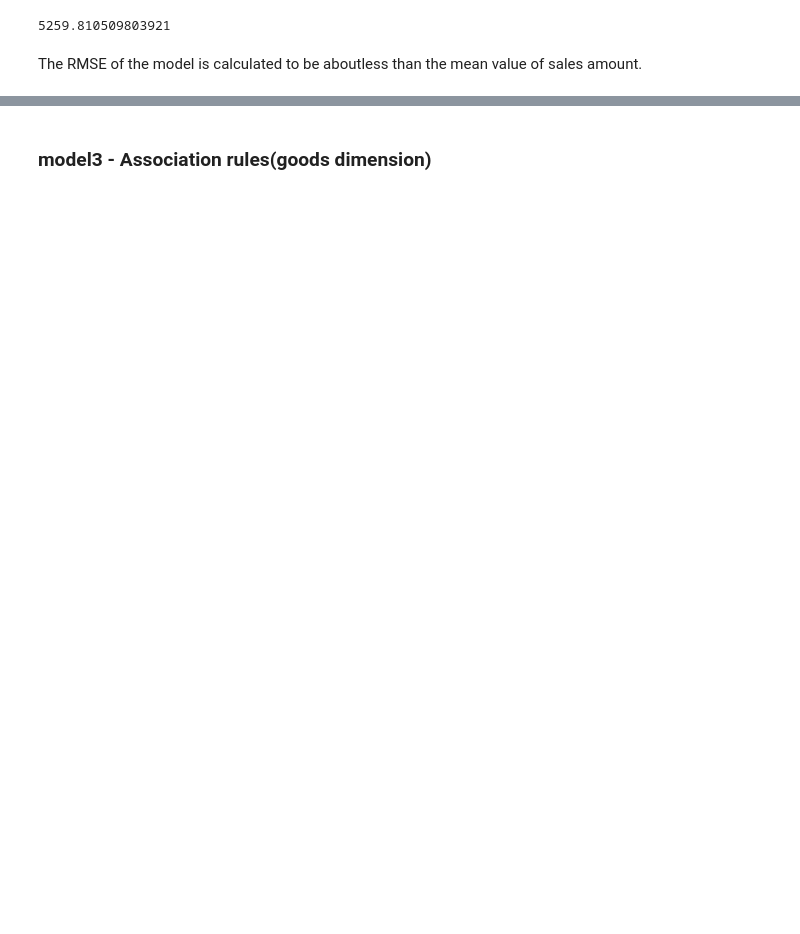
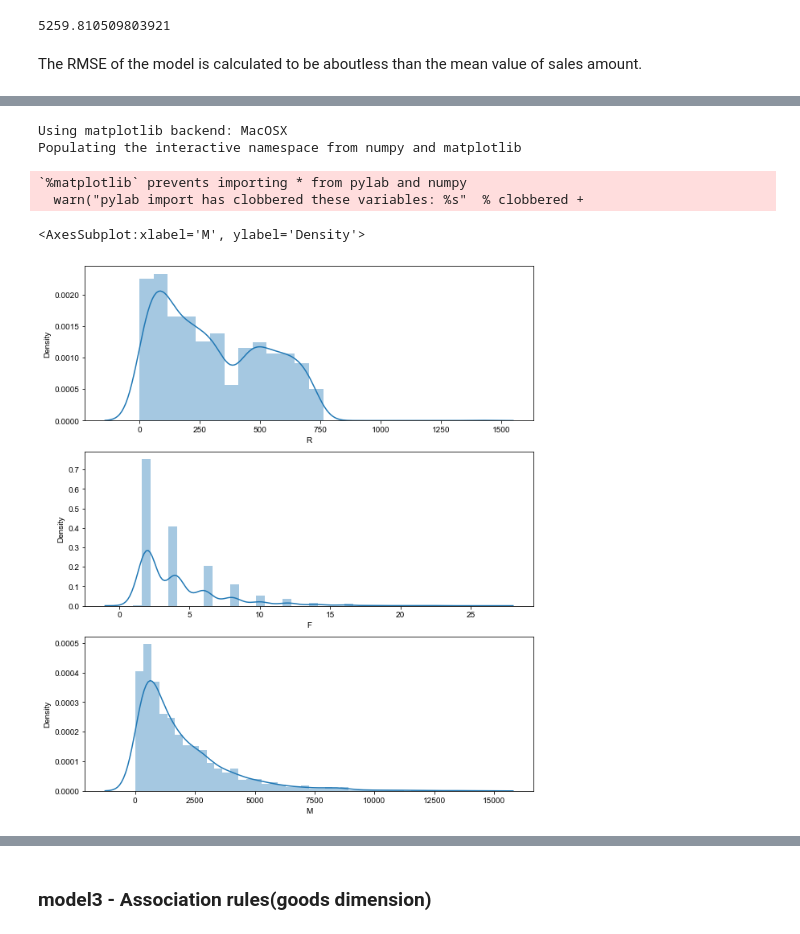
Before and after one commit to UniqueLWS/LWS, a Jupyter notebook: 7810_Group project source code_group 6.ipynb, the cells around one changed output, grey strips where cells are left out. Saved outputs shown, nothing was run; the diff lists cells and outputs as text; code cells hidden in the pictures; blank space fills up the shorter version.

```diff
--- a/7810_Group project source code_group 6.ipynb
+++ b/7810_Group project source code_group 6.ipynb
@@ -1185,0 +1050,5 @@ NameError: name 'log_clf' is not defined
+# %%
+# 将customer name和area合成一列 当作customerID
+data['CustomerID'] = data['Customer name']+data['Area']
+data= data.drop('Customer name', axis = 1)
+data= data.drop('Area', axis = 1)
@@ -1185,0 +1078,7 @@ NameError: name 'log_clf' is not defined
+# %%
+from sklearn import preprocessing
+le1 = preprocessing.LabelEncoder()
+data['CustomerID'] = le1.fit_transform(data['CustomerID'])
+le1 = preprocessing.LabelEncoder()
+# %%
+data.loc[:,'Order_date']=pd.to_datetime(data.loc[:,'Order_date'],format='%Y/%m/%d',errors='ignore')
@@ -1185,0 +1109,13 @@ NameError: name 'log_clf' is not defined
+# %%
+rfm = data.pivot_table(index='CustomerID',
+                     values = ['Order number','Sales amount','Order_date'],
+                     aggfunc={'Order number':'count','Sales amount':'sum','Order_date':'max'})
+
+# Take the largest transaction date among all users as the standard,
+# and find the time interval of each transaction as R.
+rfm['R'] = (rfm.Order_date.max()- rfm.Order_date) / np.timedelta64(1,'D')
+
+# The number of orders for each customer is F, and the total sales is M.
+rfm.rename(columns={'Order number':'F','Sales amount':'M'},inplace = True)
+rfm = rfm[['R','F','M']]
+rfm.head(6)
@@ -1185,0 +1145,16 @@ NameError: name 'log_clf' is not defined
+# %%
+import matplotlib.pyplot as plt
+import seaborn as sns
+%pylab
+%matplotlib inline
+f,ax = plt.subplots(3,1,figsize=(10, 12))
+plt.subplot(3,1,1); sns.distplot(rfm['R'],label='R')
+plt.subplot(3,1,2); sns.distplot(rfm['F'],label='F')
+plt.subplot(3,1,3); sns.distplot(rfm['M'],label='M')
+# %% [output]
+Using matplotlib backend: MacOSX
+Populating the interactive namespace from numpy and matplotlib
+`%matplotlib` prevents importing * from pylab and numpy
+  warn("pylab import has clobbered these variables: %s"  % clobbered +
+<AxesSubplot:xlabel='M', ylabel='Density'>
+[figure, added]
```
Also changed, not shown: parts of 44 cells of this notebook.
